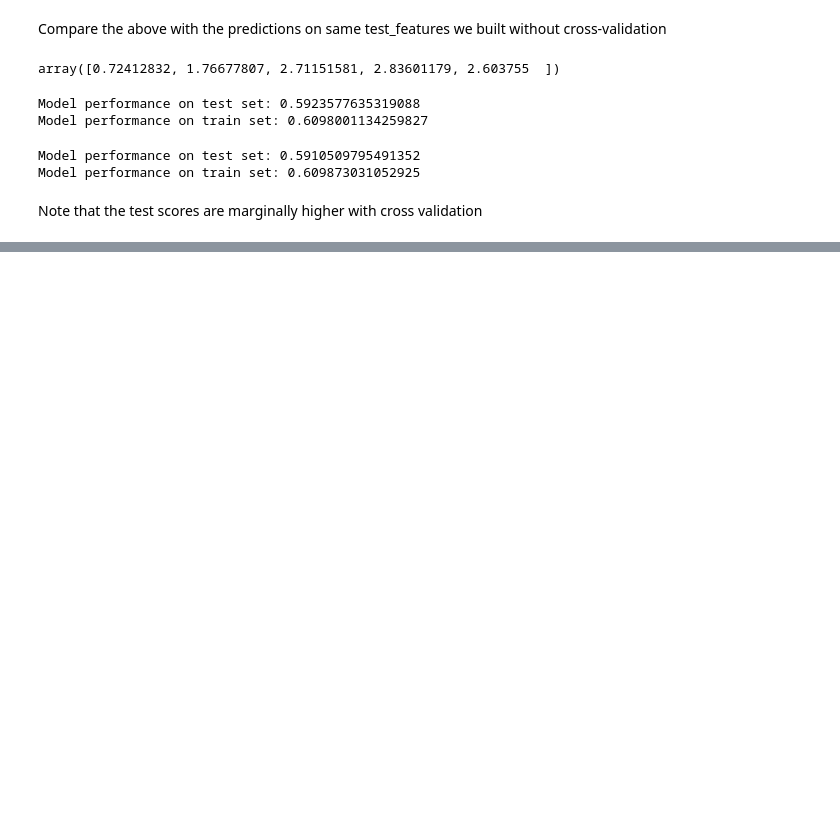
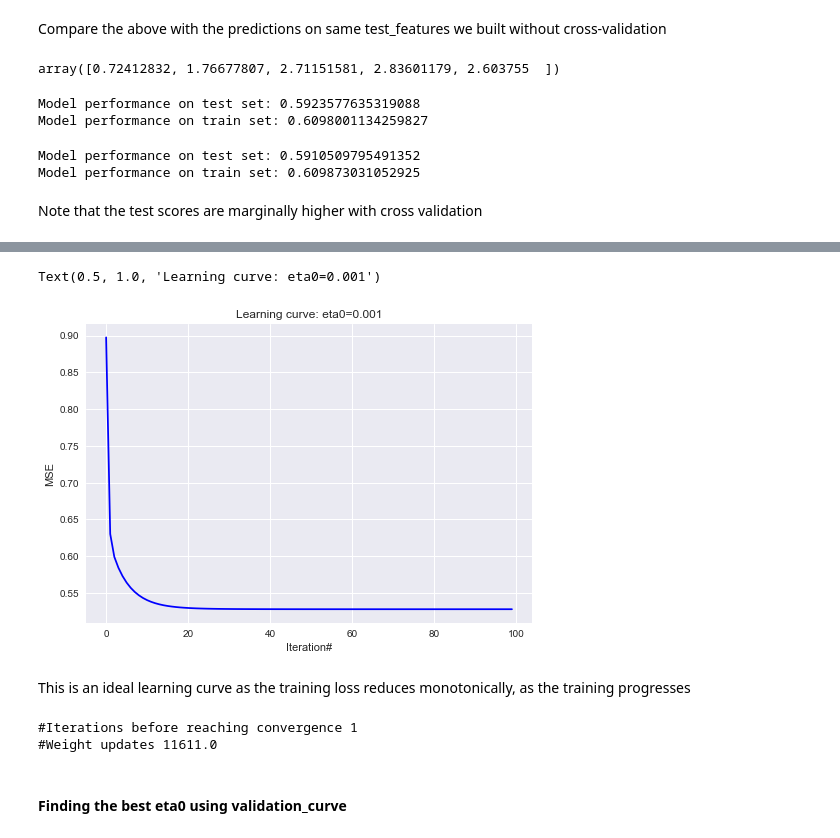
Before and after one commit to ananddotiyer/IIT-M, a Jupyter notebook: My Notes/MLP/Week3.ipynb, the cells around one changed output, grey strips where cells are left out. Drawn from its saved outputs; the diff is of its cells as text; code cells hidden in the pictures; blank space fills up the shorter version.

```diff
--- a/My Notes/MLP/Week3.ipynb
+++ b/My Notes/MLP/Week3.ipynb
@@ -362,0 +462,28 @@ For a training set with 12384 samples:
+# %%
+eta0 = 1e-3
+sgd_pipeline = Pipeline([("feature_scaling", StandardScaler()),
+                             ("sgd", SGDRegressor(max_iter=1, warm_start=True, eta0=eta0, random_state=42))])
+# %%
+loss = []
+for epoch in range(100):
+    sgd_pipeline.fit(train_features, train_labels)
+    loss.append(mean_squared_error(train_labels, sgd_pipeline.predict(train_features)))
+
+plt.plot(np.arange(len(loss)), loss, 'b-')
+plt.xlabel('Iteration#')
+plt.ylabel('MSE')
+plt.title(f'Learning curve: eta0={eta0}')
+# %% [output]
+Text(0.5, 1.0, 'Learning curve: eta0=0.001')
+[figure, added]
+# %% [markdown]
+This is an ideal learning curve as the training loss reduces monotonically, as the training progresses
+# %%
+print(f"#Iterations before reaching convergence {sgd_pipeline[-1].n_iter_}")
+print(f"#Weight updates {sgd_pipeline[-1].t_}")
+# %% [output]
+#Iterations before reaching convergence 1
+#Weight updates 11611.0
+# %% [markdown]
+
+#### Finding the best eta0 using validation_curve
```
Also changed, not shown: parts of 39 cells of this notebook.
